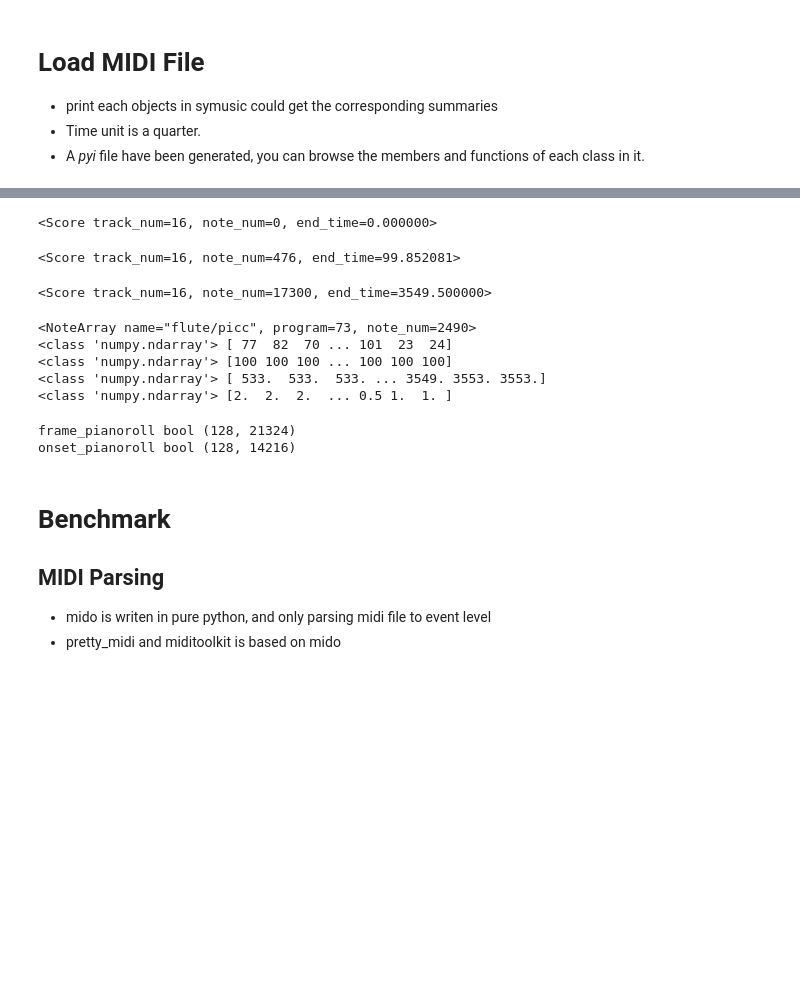
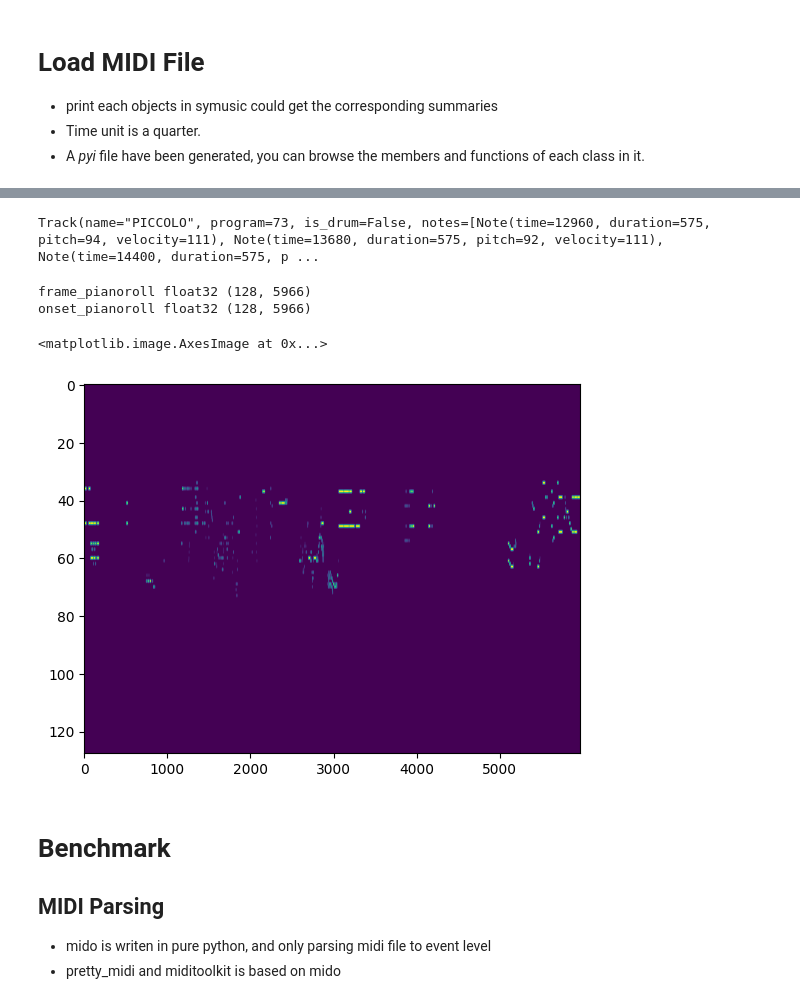
Before and after one commit to Yikai-Liao/symusic, a Jupyter notebook: tutorial.ipynb, the cells around one changed output, grey strips where cells are left out. Cells and saved outputs as stored; diff of their text form; code cells hidden in the pictures; blank space fills up the shorter version.

```diff
--- a/tutorial.ipynb
+++ b/tutorial.ipynb
@@ -117,41 +122,26 @@ print(score.tracks[0].sort())
 # %%
 # method chaining
 score.shift_time(10) \
-     .shift_pitch(-10) \
-     .shift_velocity(10) \
-     .sort() \
-     .copy() # deepcopy
+     .shift_pitch(-6) \
+     .shift_velocity(-7) \
+     .sort()
-# %% [output]
-<Score track_num=16, note_num=0, end_time=0.000000>
 # %%
-score.clip(10, 100, True) # start: float, end: float, clip_end: bool
+score.tracks[1].clip(1000, 100000, True) # start: float, end: float, clip_end: bool
 # %% [output]
-<Score track_num=16, note_num=476, end_time=99.852081>
+Track(name="PICCOLO", program=73, is_drum=False, notes=[Note(time=12960, duration=575, pitch=94, velocity=111), Note(time=13680, duration=575, pitch=92, velocity=111), Note(time=14400, duration=575, p ...
-# %%
-score.filter_notes(lambda note: note.pitch > 60)
-# %% [output]
-<Score track_num=16, note_num=17300, end_time=3549.500000>
-# %%
-note_arr = score.tracks[0].note_array()
-print(note_arr)
-print(type(note_arr.pitch), note_arr.pitch)
-print(type(note_arr.velocity), note_arr.velocity)
-print(type(note_arr.start), note_arr.start)
-print(type(note_arr.duration), note_arr.duration)
-# %% [output]
-<NoteArray name="flute/picc", program=73, note_num=2490>
-<class 'numpy.ndarray'> [ 77  82  70 ... 101  23  24]
-<class 'numpy.ndarray'> [100 100 100 ... 100 100 100]
-<class 'numpy.ndarray'> [ 533.  533.  533. ... 3549. 3553. 3553.]
-<class 'numpy.ndarray'> [2.  2.  2.  ... 0.5 1.  1. ]
 # %%
-frame_pianoroll = score.tracks[0].frame_pianoroll(quantization=24)
+from matplotlib import pyplot as plt
+
+frame_pianoroll = score.tracks[10].frame_pianoroll(960 / 4)
 print("frame_pianoroll", frame_pianoroll.dtype, frame_pianoroll.shape)
-onset_pianoroll = score.tracks[0].onset_pianoroll(quantization=16)
+onset_pianoroll = score.tracks[10].onset_pianoroll(960 / 4)
 print("onset_pianoroll", onset_pianoroll.dtype, onset_pianoroll.shape)
+plt.imshow(frame_pianoroll, aspect='auto')
 # %% [output]
-frame_pianoroll bool (128, 21324)
-onset_pianoroll bool (128, 14216)
+frame_pianoroll float32 (128, 5966)
+onset_pianoroll float32 (128, 5966)
+<matplotlib.image.AxesImage at 0x...>
+[figure, added]
 # %% [markdown]
 # Benchmark
 
```
Also changed, not shown: parts of 11 cells of this notebook, 4 other files.
